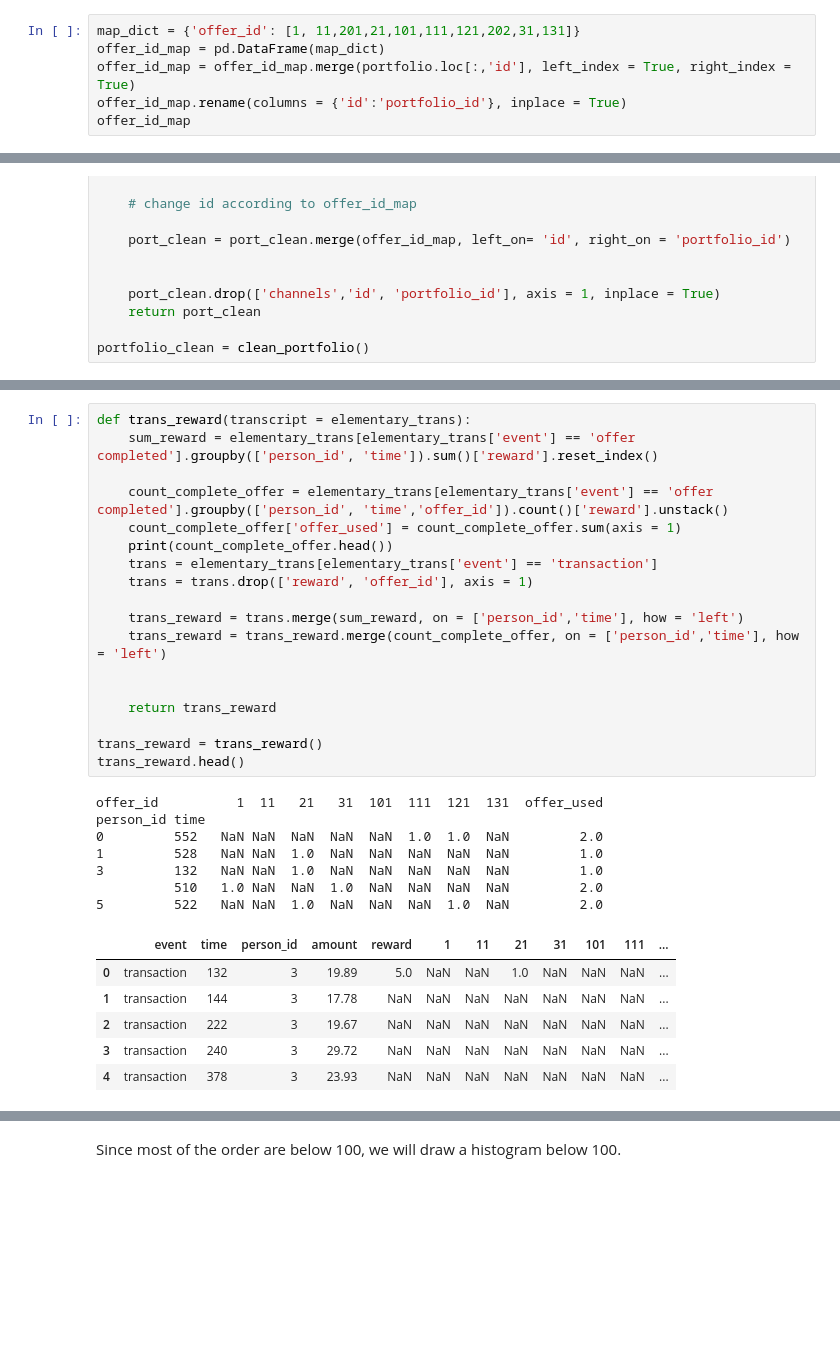
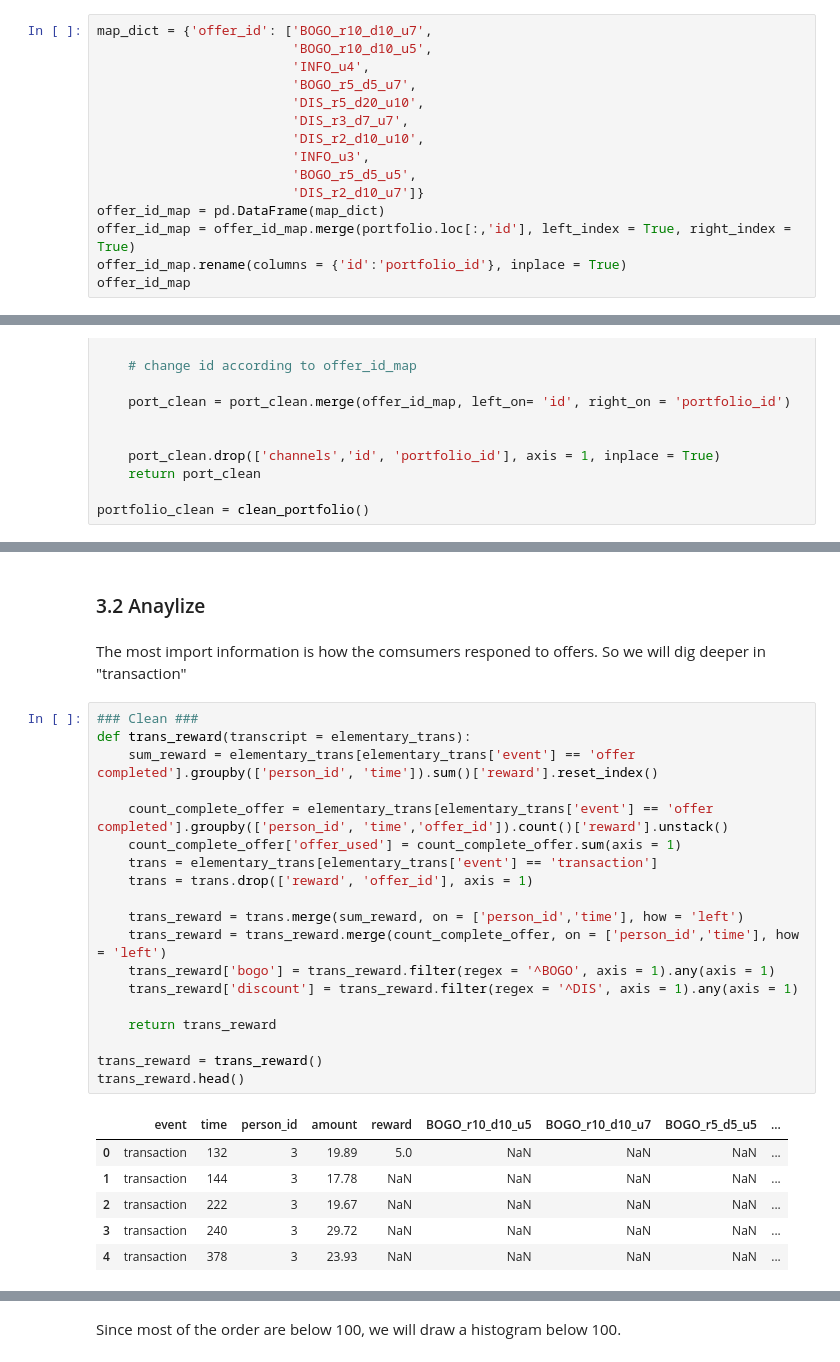
Before and after one commit to venson/starbucks, a Jupyter notebook: Starbucks_Capstone_notebook.ipynb, the cells around one changed output, grey strips where cells are left out. Saved outputs shown, nothing was run; the diff lists cells and outputs as text; blank space fills up the shorter version.

```diff
--- a/Starbucks_Capstone_notebook.ipynb
+++ b/Starbucks_Capstone_notebook.ipynb
@@ -188,5 +194,14 @@ plt.show()
 # %%
-map_dict = {'offer_id': [1, 11,201,21,101,111,121,202,31,131]}
+map_dict = {'offer_id': ['BOGO_r10_d10_u7',
+                         'BOGO_r10_d10_u5',
+                         'INFO_u4',
+                         'BOGO_r5_d5_u7',
+                         'DIS_r5_d20_u10',
+                         'DIS_r3_d7_u7',
+                         'DIS_r2_d10_u10',
+                         'INFO_u3',
+                         'BOGO_r5_d5_u5',
+                         'DIS_r2_d10_u7']}
 offer_id_map = pd.DataFrame(map_dict)
 offer_id_map = offer_id_map.merge(portfolio.loc[:,'id'], left_index = True, right_index = True)
 offer_id_map.rename(columns = {'id':'portfolio_id'}, inplace = True)
@@ -303,32 +336,30 @@ elementary_trans.head()
+# %% [markdown]
+### 3.2 Anaylize
+# %% [markdown]
+The most import information is how the comsumers responed to offers. So we will dig deeper in "transaction"
 # %%
+### Clean ###
 def trans_reward(transcript = elementary_trans):
     sum_reward = elementary_trans[elementary_trans['event'] == 'offer completed'].groupby(['person_id', 'time']).sum()['reward'].reset_index()
 
     count_complete_offer = elementary_trans[elementary_trans['event'] == 'offer completed'].groupby(['person_id', 'time','offer_id']).count()['reward'].unstack()
     count_complete_offer['offer_used'] = count_complete_offer.sum(axis = 1)
-    print(count_complete_offer.head())
     trans = elementary_trans[elementary_trans['event'] == 'transaction']
     trans = trans.drop(['reward', 'offer_id'], axis = 1)
 
     trans_reward = trans.merge(sum_reward, on = ['person_id','time'], how = 'left')
     trans_reward = trans_reward.merge(count_complete_offer, on = ['person_id','time'], how = 'left')
-
+    trans_reward['bogo'] = trans_reward.filter(regex = '^BOGO', axis = 1).any(axis = 1)
+    trans_reward['discount'] = trans_reward.filter(regex = '^DIS', axis = 1).any(axis = 1)
 
     return trans_reward
 
 trans_reward = trans_reward()
 trans_reward.head()
 # %% [output]
-offer_id          1  11   21   31  101  111  121  131  offer_used
-person_id time
-0         552   NaN NaN  NaN  NaN  NaN  1.0  1.0  NaN         2.0
-1         528   NaN NaN  1.0  NaN  NaN  NaN  NaN  NaN         1.0
-3         132   NaN NaN  1.0  NaN  NaN  NaN  NaN  NaN         1.0
-          510   1.0 NaN  NaN  1.0  NaN  NaN  NaN  NaN         2.0
-5         522   NaN NaN  1.0  NaN  NaN  NaN  1.0  NaN         2.0
-|  | event | time | person_id | amount | reward | 1 | 11 | 21 | 31 | 101 | 111 | ... |
-| 0 | transaction | 132 | 3 | 19.89 | 5.0 | NaN | NaN | 1.0 | NaN | NaN | NaN | ... |
-| 1 | transaction | 144 | 3 | 17.78 | NaN | NaN | NaN | NaN | NaN | NaN | NaN | ... |
-| 2 | transaction | 222 | 3 | 19.67 | NaN | NaN | NaN | NaN | NaN | NaN | NaN | ... |
-| 3 | transaction | 240 | 3 | 29.72 | NaN | NaN | NaN | NaN | NaN | NaN | NaN | ... |
-| 4 | transaction | 378 | 3 | 23.93 | NaN | NaN | NaN | NaN | NaN | NaN | NaN | ... |
+|  | event | time | person_id | amount | reward | BOGO_r10_d10_u5 | BOGO_r10_d10_u7 | BOGO_r5_d5_u5 | ... |
+| 0 | transaction | 132 | 3 | 19.89 | 5.0 | NaN | NaN | NaN | ... |
+| 1 | transaction | 144 | 3 | 17.78 | NaN | NaN | NaN | NaN | ... |
+| 2 | transaction | 222 | 3 | 19.67 | NaN | NaN | NaN | NaN | ... |
+| 3 | transaction | 240 | 3 | 29.72 | NaN | NaN | NaN | NaN | ... |
+| 4 | transaction | 378 | 3 | 23.93 | NaN | NaN | NaN | NaN | ... |
```
Also changed, not shown: parts of 118 cells of this notebook.
